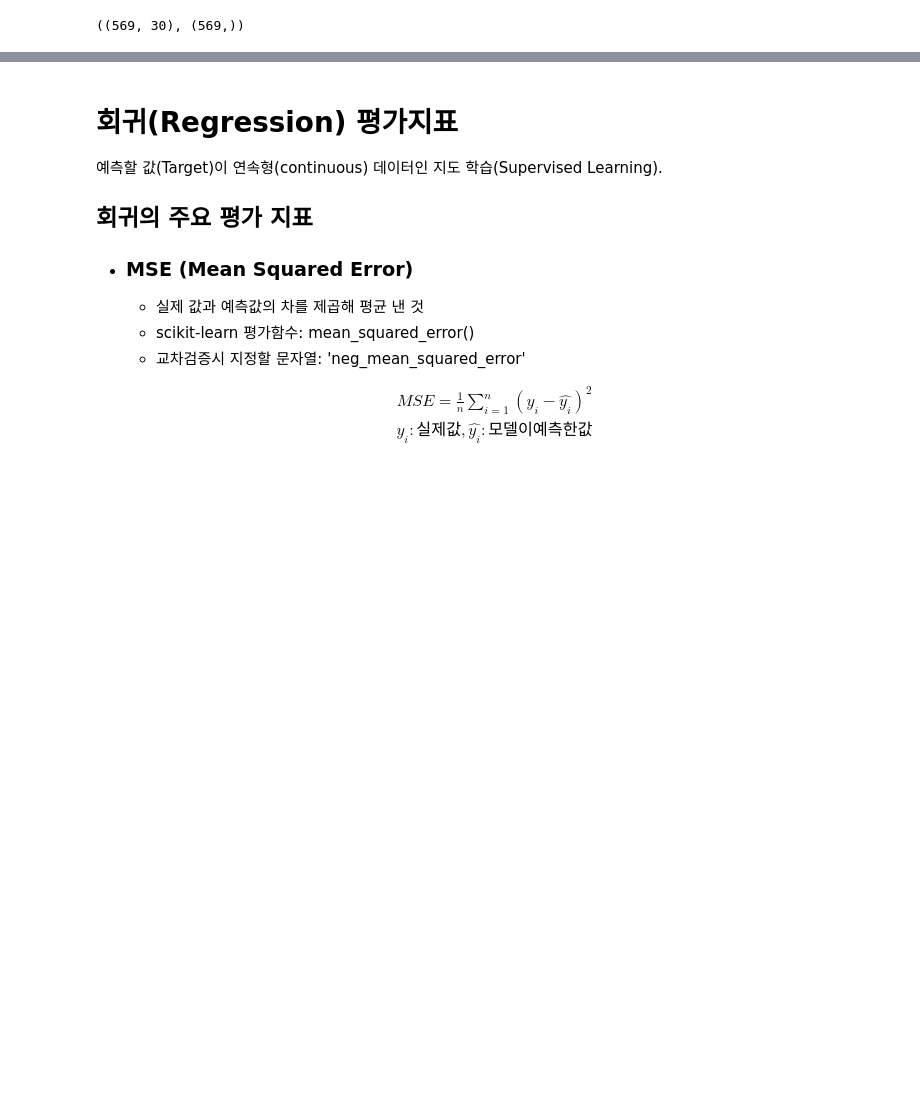
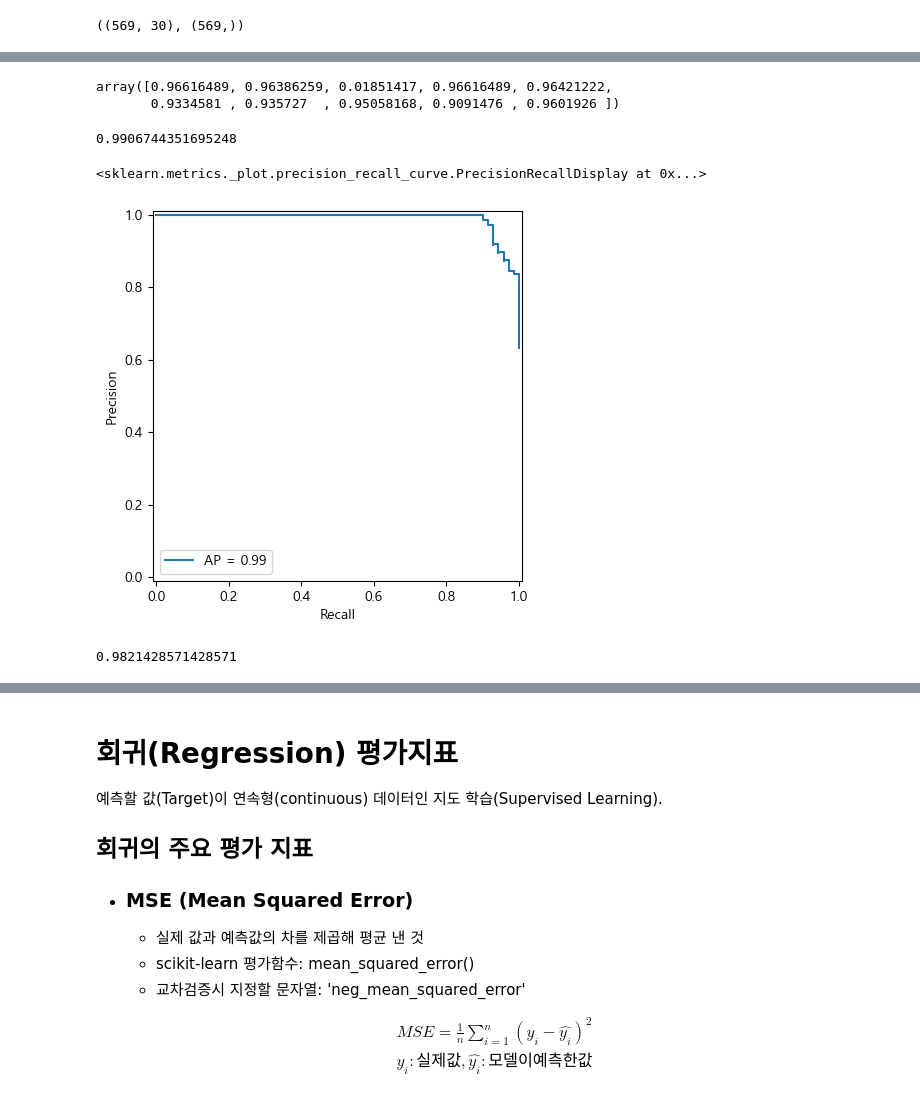
Before and after one commit to Wjaehyun/SKN21, a Jupyter notebook: 06_machine_learning/05_평가지표.ipynb, the cells around one changed output, grey strips where cells are left out. Drawn from its saved outputs; the diff is of its cells as text; code cells hidden in the pictures; blank space fills up the shorter version.

```diff
--- a/06_machine_learning/05_평가지표.ipynb
+++ b/06_machine_learning/05_평가지표.ipynb
@@ -1002,0 +1066,11 @@ X.shape, y.shape
+# %%
+from sklearn.model_selection import train_test_split
+
+X_train, X_test, y_train, y_test = train_test_split(
+    X, y, # 여기까지만 해도 나눠진다.
+    test_size= 0.2, # default = 0.25
+    stratify=y, # 0, 1 클래스 분포 비율 설정
+    random_state=10 # 어떻게 나눠지느냐.
+)
+
+X.shape, X_train.shape, X_test.shape
@@ -1002,0 +1079,7 @@ X.shape, y.shape
+# %%
+from sklearn.ensemble import RandomForestClassifier
+# model 설정
+# tree 기반은 feature scaling 효과 미미, 물론 해봐야 안다.
+model = RandomForestClassifier(n_estimators=200, max_depth=2, random_state =10)
+# 학습
+model.fit(X_train, y_train)
@@ -1002,0 +1136,30 @@ X.shape, y.shape
+# %%
+# Precision Recall Curve + Average Precision Score => 모델의 양성에 대한 전제적인 성능
+pred_test_proba = model.predict_proba(X_test)[:, 1] # 0번축(총데이터 개수) , 1번축 클래스별 확률 ->
+pred_test_proba[: 10]
+# %% [output]
+array([0.96616489, 0.96386259, 0.01851417, 0.96616489, 0.96421222,
+       0.9334581 , 0.935727  , 0.95058168, 0.9091476 , 0.9601926 ])
+# %%
+from sklearn.metrics import PrecisionRecallDisplay, precision_recall_curve, average_precision_score
+ap_score = average_precision_score(y_test, pred_test_proba)
+ap_score
+# %% [output]
+0.9906744351695248
+# %%
+p, r, t = precision_recall_curve(y_test, pred_test_proba)
+disp_pr = PrecisionRecallDisplay(
+    p, r, average_precision=ap_score
+)
+
+disp_pr.plot()
+# %% [output]
+<sklearn.metrics._plot.precision_recall_curve.PrecisionRecallDisplay at 0x...>
+[figure, added]
+# %%
+from sklearn.metrics import roc_curve, roc_auc_score, RocCurveDisplay
+
+roc_auc = roc_auc_score(y_test, pred_test_proba)
+print(roc_auc)
+# %% [output]
+0.9821428571428571
```
Also changed, not shown: parts of 69 cells of this notebook, 1 other file.
